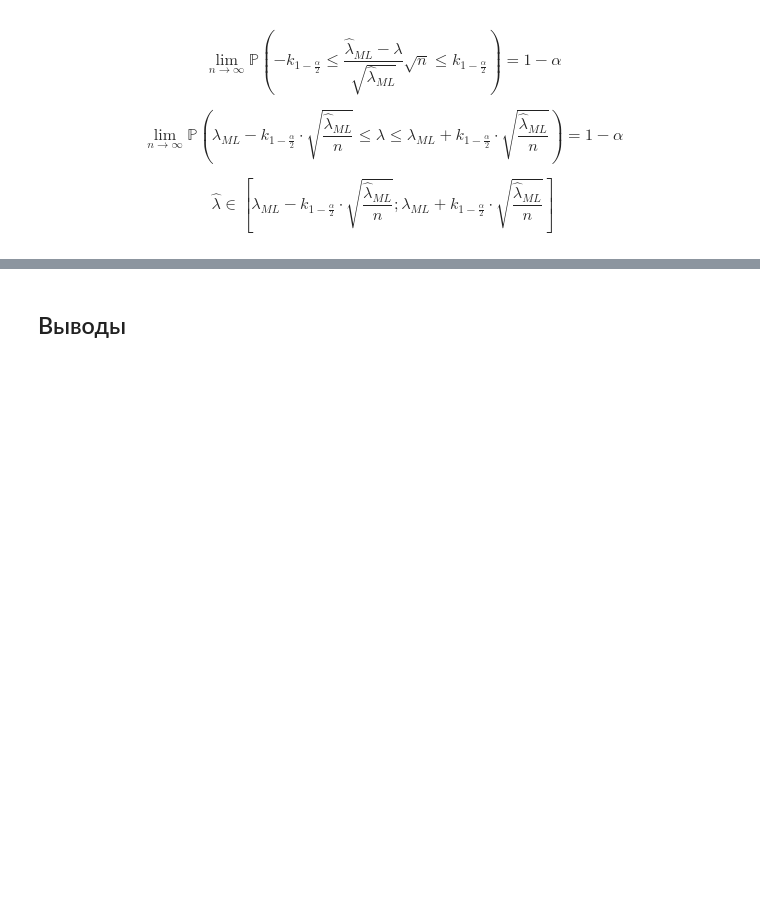
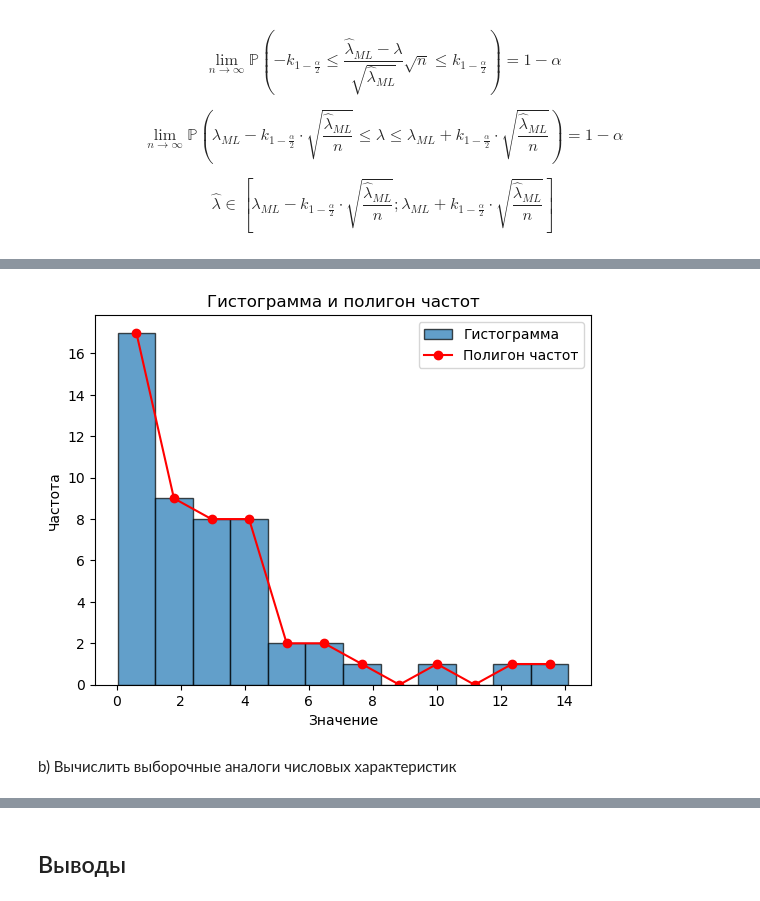
Before and after one commit to the-mvi/stat_an_gr1384-2023, a Jupyter notebook: 1384_Tapekha_VA/lab2.ipynb, the cells around one changed output, grey strips where cells are left out. Drawn from its saved outputs; the diff is of its cells as text; code cells hidden in the pictures; blank space fills up the shorter version.

```diff
--- a/1384_Tapekha_VA/lab2.ipynb
+++ b/1384_Tapekha_VA/lab2.ipynb
@@ -230,0 +522,40 @@ print(f'Асимптотический доверительный интерва
+# %%
+def calculate_hist_and_poligon(variation_series: np.ndarray, h: float) -> NoReturn:
+    min_value = np.min(variation_series)
+    max_value = np.max(variation_series)
+
+    num_bins = int(np.ceil((max_value - min_value) / h))
+    bins = np.linspace(min_value, max_value, num_bins + 1)
+
+    frequencies, _ = np.histogram(variation_series, bins=bins)
+
+    plt.hist(
+        variation_series,
+        bins=bins,
+        edgecolor='black',
+        alpha=0.7,
+        label='Гистограмма'
+    )
+
+    mid_points = (bins[:-1] + bins[1:]) / 2
+    plt.plot(
+        mid_points,
+        frequencies,
+        marker='o',
+        linestyle='-',
+        color='red',
+        label='Полигон частот'
+    )
+
+    plt.title('Гистограмма и полигон частот')
+    plt.xlabel('Значение')
+    plt.ylabel('Частота')
+    plt.legend()
+
+    plt.show()
+# %%
+calculate_hist_and_poligon(variation_series, h)
+# %% [output]
+[figure, added]
+# %% [markdown]
+b) Вычислить выборочные аналоги числовых характеристик
```
Also changed, not shown: parts of 48 cells of this notebook.
